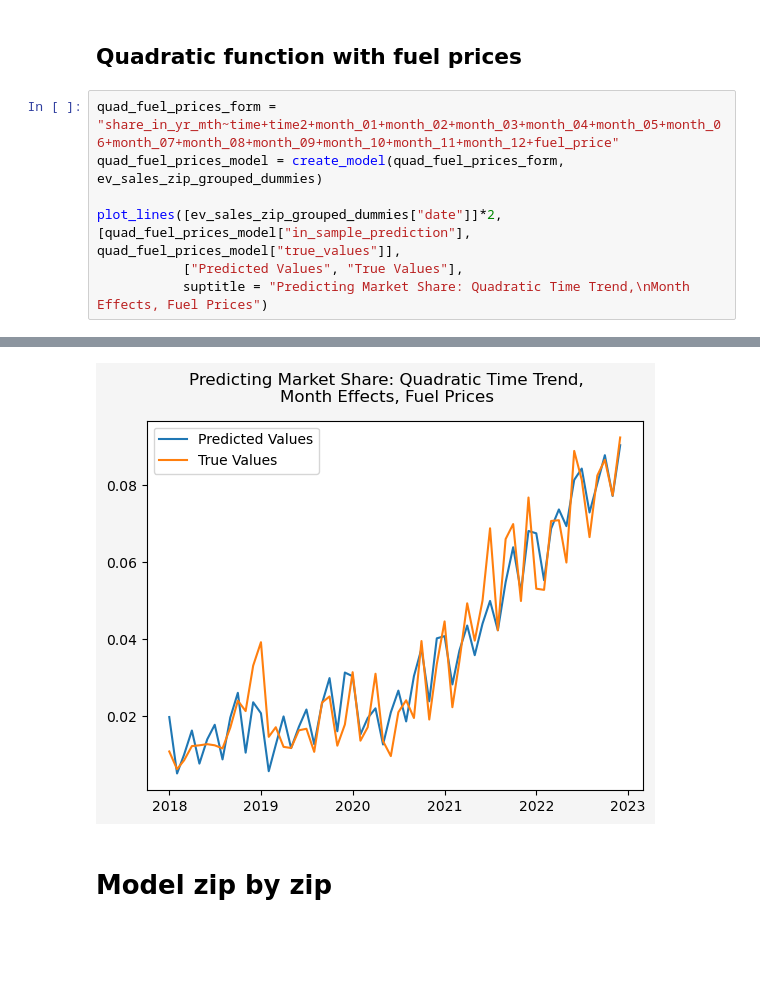
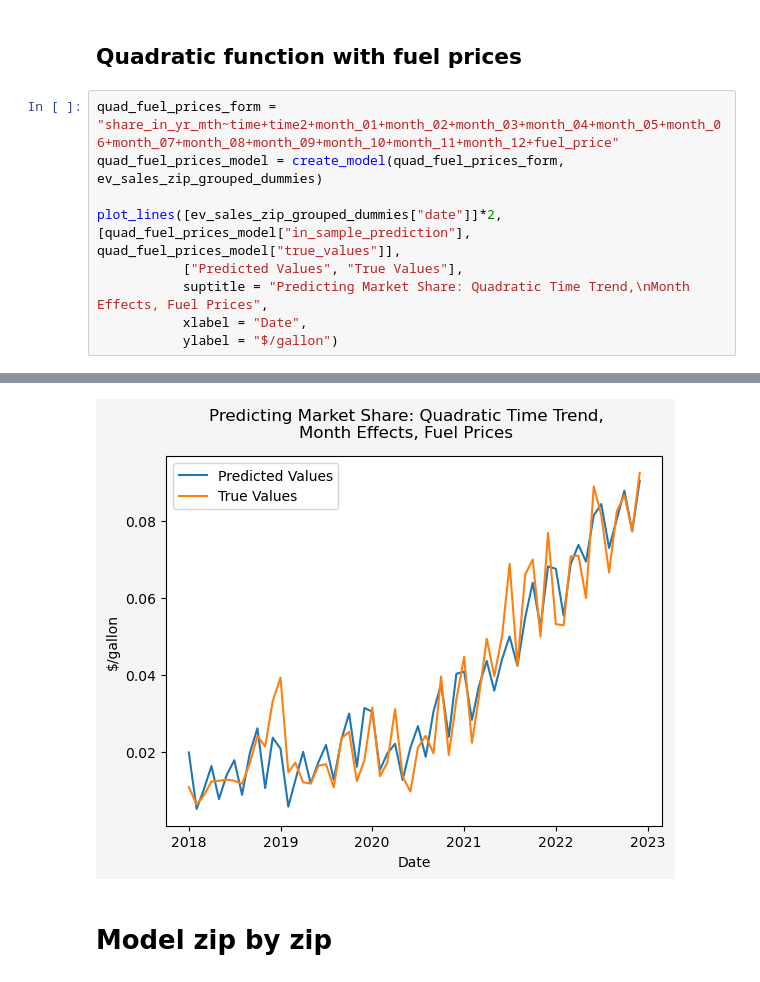
Before and after one commit to rajanoureddine/ctdot-tobin-yse, a Jupyter notebook: 4_forecasting/simple_forecast.ipynb, the cells around one changed output, grey strips where cells are left out. Saved outputs shown, nothing was run; the diff lists cells and outputs as text; blank space fills up the shorter version.

```diff
--- a/4_forecasting/simple_forecast.ipynb
+++ b/4_forecasting/simple_forecast.ipynb
@@ -951,7 +1004,9 @@ quad_fuel_prices_model = create_model(quad_fuel_prices_form, ev_sales_zip_groupe
 
 plot_lines([ev_sales_zip_grouped_dummies["date"]]*2, [quad_fuel_prices_model["in_sample_prediction"], quad_fuel_prices_model["true_values"]],
            ["Predicted Values", "True Values"],
-           suptitle = "Predicting Market Share: Quadratic Time Trend,\nMonth Effects, Fuel Prices")
+           suptitle = "Predicting Market Share: Quadratic Time Trend,\nMonth Effects, Fuel Prices",
+           xlabel = "Date",
+           ylabel = "$/gallon")
 # %% [output]
                             OLS Regression Results
 ==============================================================================
@@ -963,14 +1018,14 @@ Time:                        11:14:11   Log-Likelihood:                 214.31
 No. Observations:                  60   AIC:                            -398.6
 Df Residuals:                      45   BIC:                            -367.2
 Df Model:                          14
 Covariance Type:            nonrobust
 ====================================================================================
 ... (25 lines left out)
 Notes:
 [1] Standard Errors assume that the covariance matrix of the errors is correctly specified.
 [2] The smallest eigenvalue is 2.25e-28. This might indicate that there are
 strong multicollinearity problems or that the design matrix is singular.
-[figure, old version]
+[figure, new version]
 # %% [markdown]
 # Model zip by zip
 # %% [markdown]
```
Also changed, not shown: parts of 30 cells of this notebook, 3 other files.
